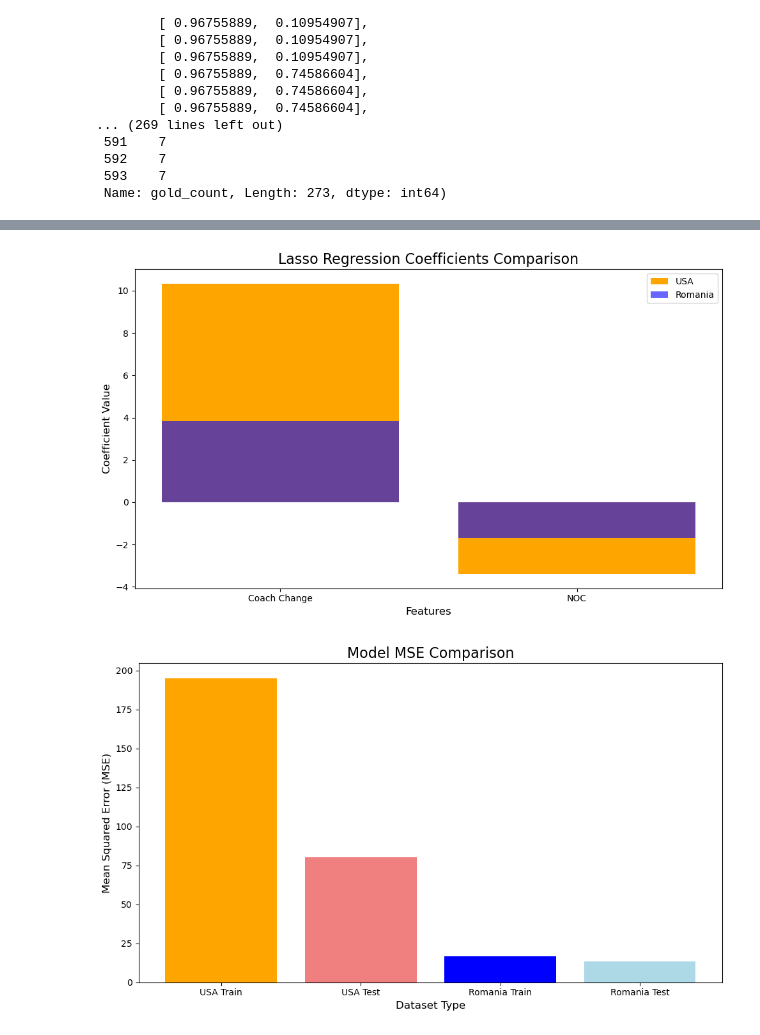
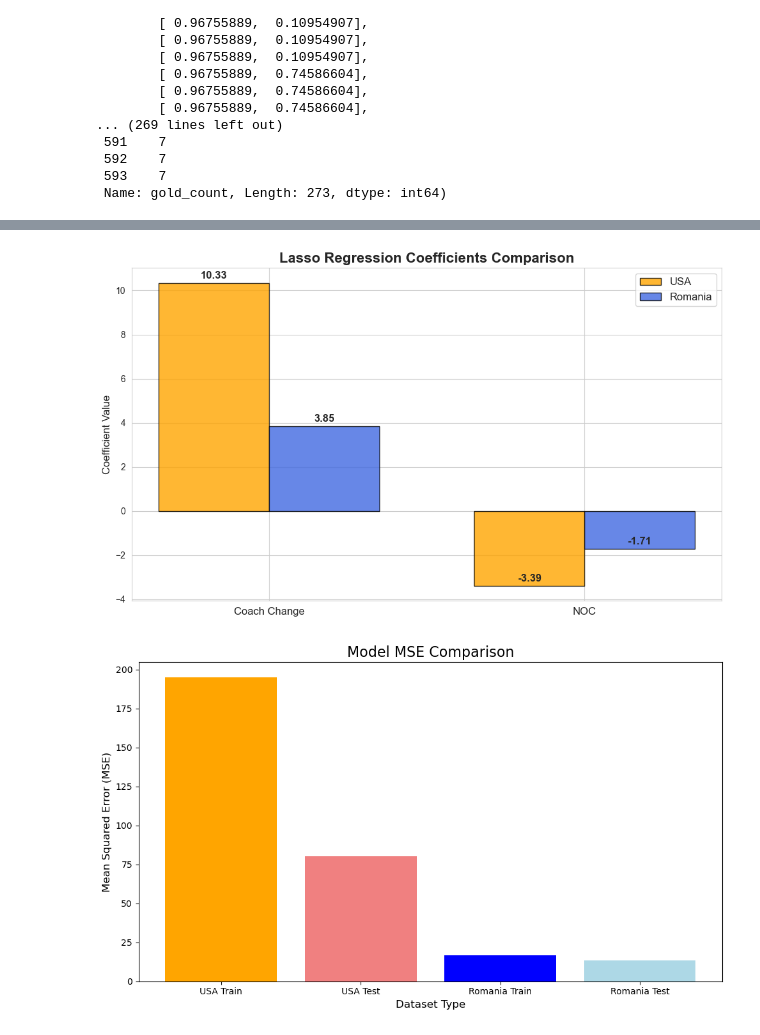
Before and after one commit to alanzhou001/mcm2025, a Jupyter notebook: notebook/Lasso伟大教练.ipynb, the cells around one changed output, grey strips where cells are left out. Cells and saved outputs as stored; diff of their text form; code cells hidden in the pictures.

```diff
--- a/notebook/Lasso伟大教练.ipynb
+++ b/notebook/Lasso伟大教练.ipynb
@@ -121,23 +121,47 @@ Romania coach change effect: 3.84459307661466
 # %%
-# 获取Lasso模型的系数
-coef_usa = lasso_model_usa.coef_
-coef_rou = lasso_model_rou.coef_
+import numpy as np
+import matplotlib.pyplot as plt
+import seaborn as sns
 
-# 画出系数条形图
-features = ['Coach Change', 'NOC']  # 相关特征
+# 模拟 Lasso 回归的系数数据
+features = ['Coach Change', 'NOC']
+coef_usa = np.array([10.328, -3.387])  # 美国的系数
+coef_rou = np.array([3.845, -1.706])   # 罗马尼亚的系数
 
-plt.figure(figsize=(10, 6))
-plt.bar(features, coef_usa, color='orange', label='USA')
-plt.bar(features, coef_rou, color='blue', label='Romania', alpha=0.6)
+# 设置 Seaborn 风格
+sns.set_style("whitegrid")
 
-plt.title('Lasso Regression Coefficients Comparison', fontsize=16)
-plt.xlabel('Features', fontsize=12)
-plt.ylabel('Coefficient Value', fontsize=12)
-plt.legend()
+# 创建条形图
+fig, ax = plt.subplots(figsize=(10, 6))
+bar_width = 0.35  # 条形宽度
+x = np.arange(len(features))  # X 轴刻度
+
+# 绘制条形
+bars1 = ax.bar(x - bar_width/2, coef_usa, bar_width, label="USA", color="orange", alpha=0.8, edgecolor="black")
+bars2 = ax.bar(x + bar_width/2, coef_rou, bar_width, label="Romania", color="royalblue", alpha=0.8, edgecolor="black")
+
+# 添加数值标签
+for bars in [bars1, bars2]:
+    for bar in bars:
+        height = bar.get_height()
+        ax.annotate(f'{height:.2f}',
+                    xy=(bar.get_x() + bar.get_width() / 2, height),
+                    xytext=(0, 5),
+                    textcoords="offset points",
+                    ha='center', fontsize=12, fontweight='bold')
+
+# 设置图表标题和标签
+ax.set_title('Lasso Regression Coefficients Comparison', fontsize=16, fontweight='bold')
+ax.set_xticks(x)
+ax.set_xticklabels(features, fontsize=12)
+ax.set_ylabel('Coefficient Value', fontsize=12)
+ax.legend(fontsize=12, frameon=True)
+
+# 优化布局
 plt.tight_layout()
 plt.show()
 # %% [output]
-[figure, old version]
+[figure, new version]
 # %%
 # 绘制训练集和测试集的MSE
 mse_usa_train = mean_squared_error(y_usa_train, lasso_model_usa.predict(X_usa_train))
```
Also changed, not shown: parts of 3 cells of this notebook, 6 other files.
